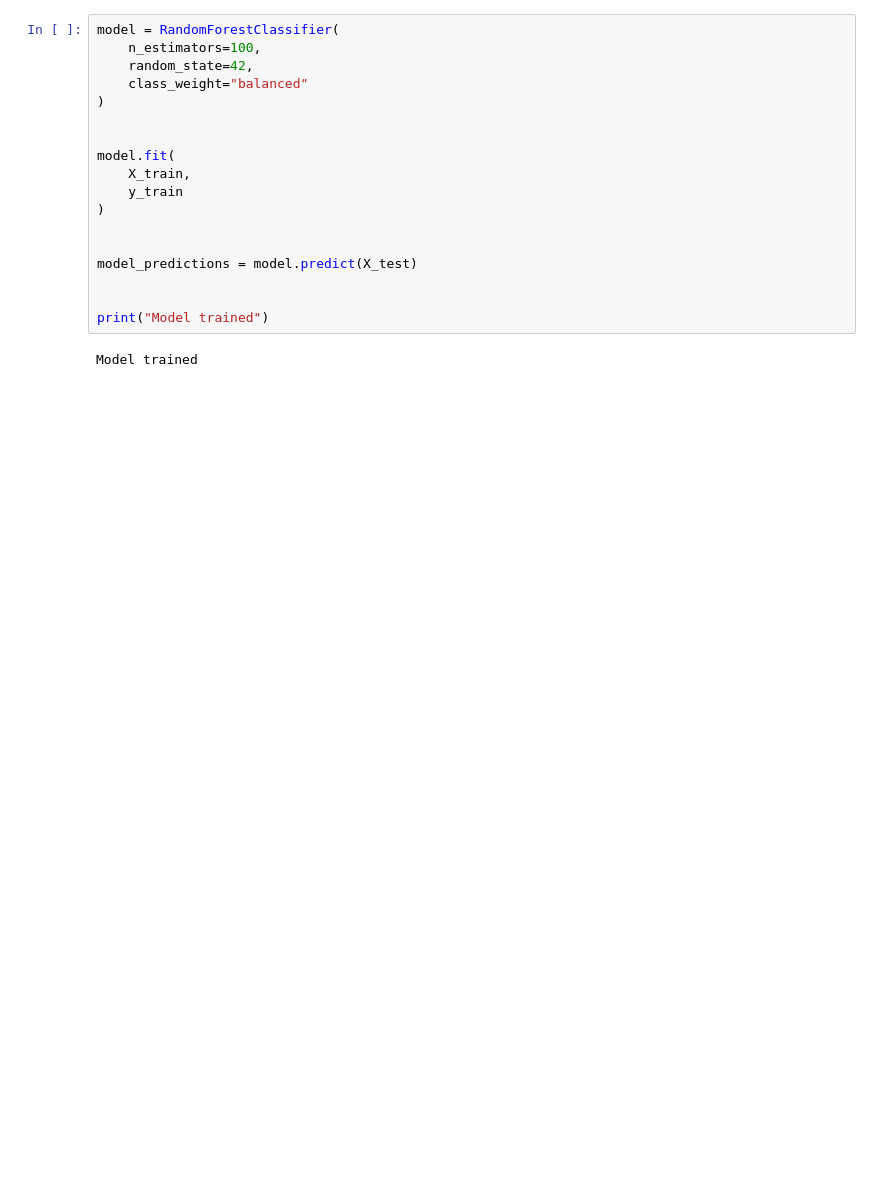
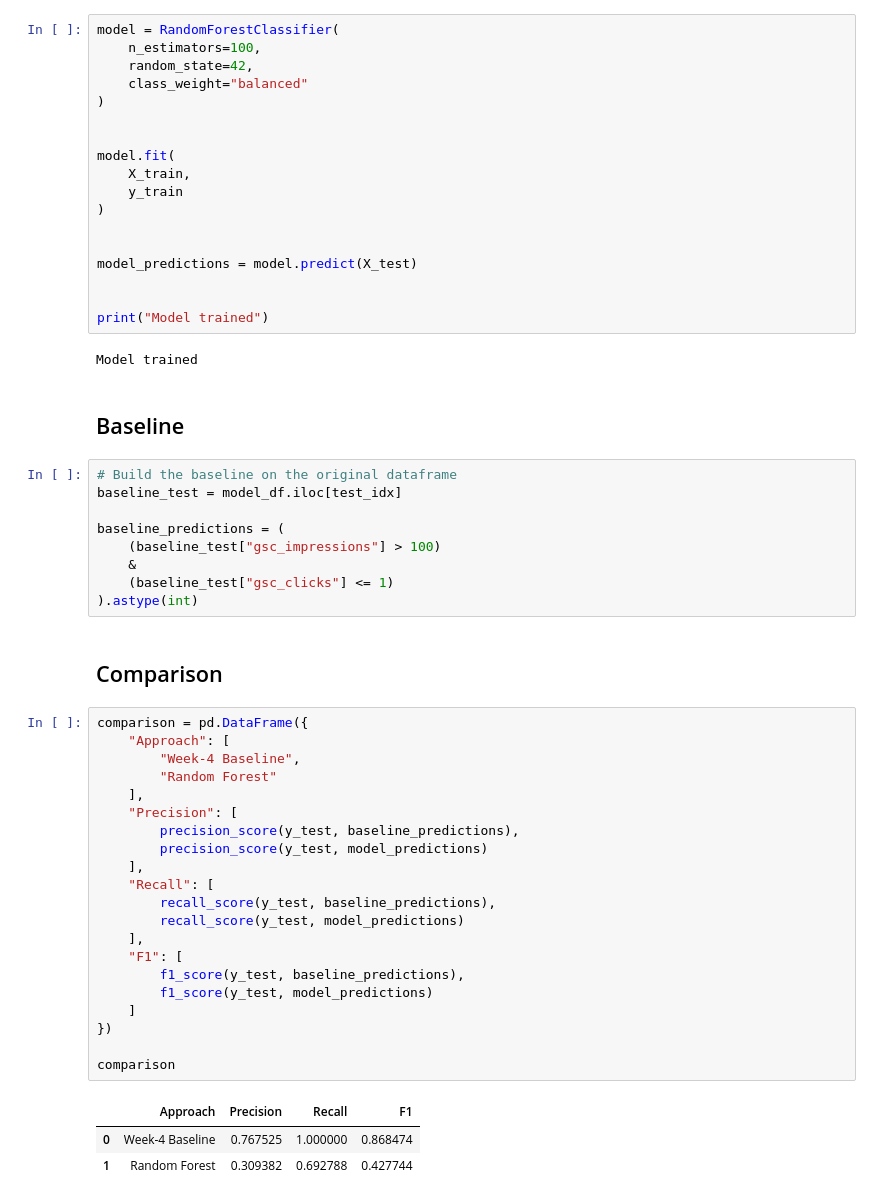
Before and after one commit to mfaiqdev/MLinternship, a Jupyter notebook: work/notebooks/w05_model.ipynb, the cells around one changed output. Cells and saved outputs as stored; diff of their text form; blank space fills up the shorter version.

```diff
--- a/work/notebooks/w05_model.ipynb
+++ b/work/notebooks/w05_model.ipynb
@@ -161,6 +161,44 @@ model_predictions = model.predict(X_test)
 print("Model trained")
 # %% [output]
 Model trained
+# %% [markdown]
+## Baseline
+# %%
+# Build the baseline on the original dataframe
+baseline_test = model_df.iloc[test_idx]
+
+baseline_predictions = (
+    (baseline_test["gsc_impressions"] > 100)
+    &
+    (baseline_test["gsc_clicks"] <= 1)
+).astype(int)
+# %% [markdown]
+## Comparison
+# %%
+comparison = pd.DataFrame({
+    "Approach": [
+        "Week-4 Baseline",
+        "Random Forest"
+    ],
+    "Precision": [
+        precision_score(y_test, baseline_predictions),
+        precision_score(y_test, model_predictions)
+    ],
+    "Recall": [
+        recall_score(y_test, baseline_predictions),
+        recall_score(y_test, model_predictions)
+    ],
+    "F1": [
+        f1_score(y_test, baseline_predictions),
+        f1_score(y_test, model_predictions)
+    ]
+})
+
+comparison
+# %% [output]
+|  | Approach | Precision | Recall | F1 |
+| 0 | Week-4 Baseline | 0.767525 | 1.000000 | 0.868474 |
+| 1 | Random Forest | 0.309382 | 0.692788 | 0.427744 |
 # %% [markdown]
 ## 4. Errors and interpretation
 
```
Also changed, not shown: parts of 21 cells of this notebook.
